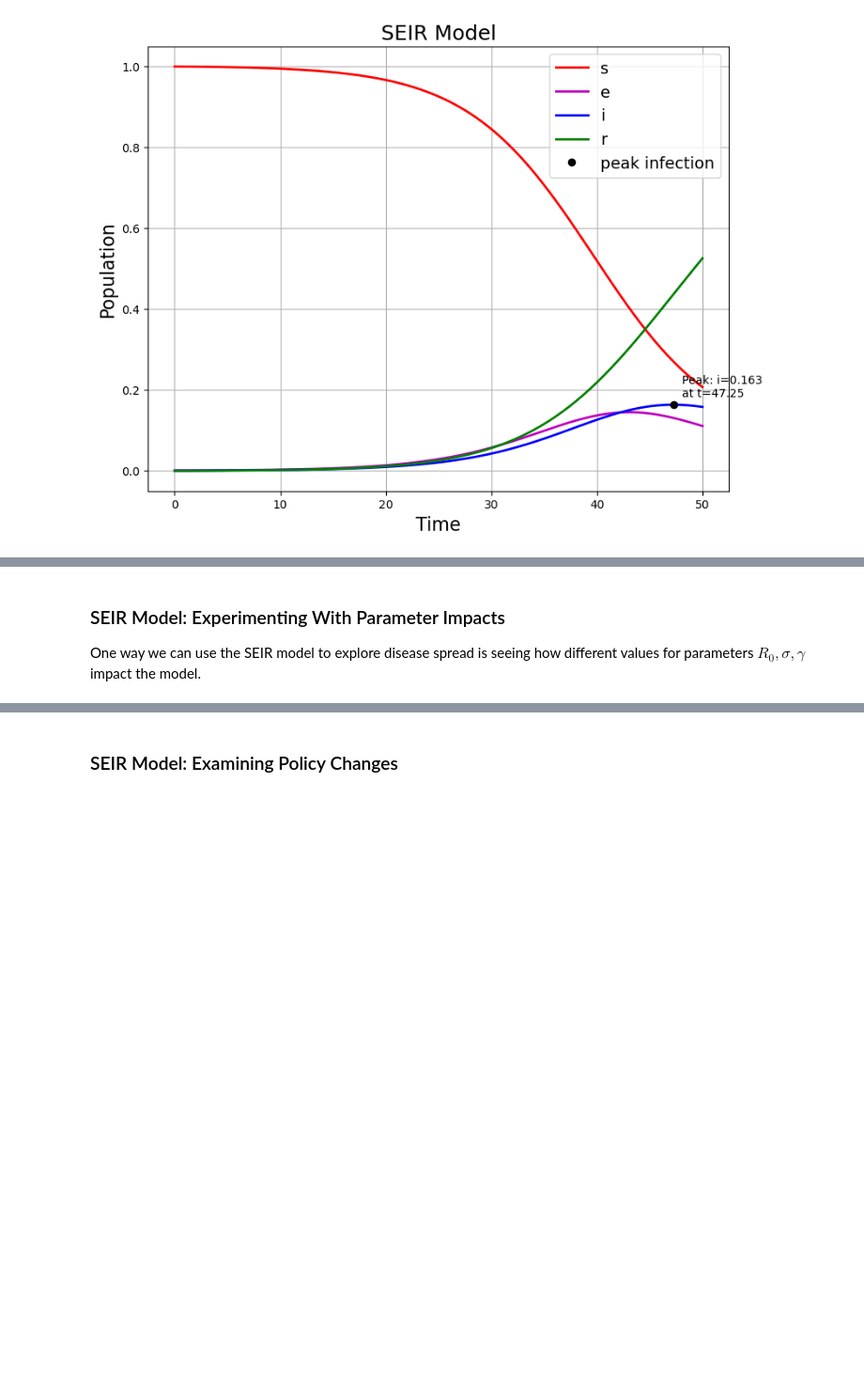
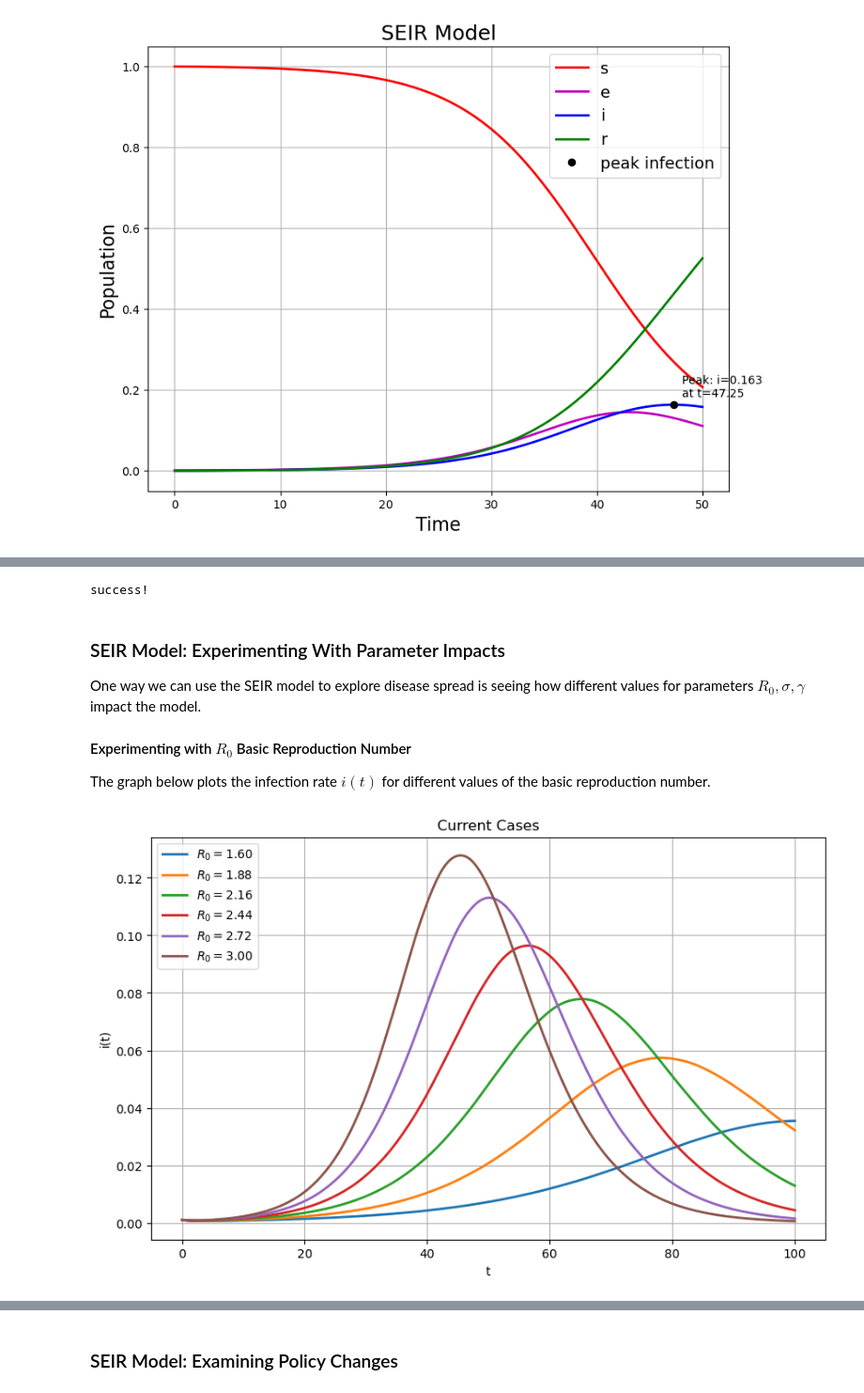
Before and after one commit to carlykiang/apma4300-disease-modeling, a Jupyter notebook: project.ipynb, the cells around one changed output, grey strips where cells are left out. Shown at 94% size. Drawn from its saved outputs; the diff is of its cells as text; code cells hidden in the pictures; blank space fills up the shorter version.

Commit message:
Added basic experiments with changing parameters

```diff
--- a/project.ipynb
+++ b/project.ipynb
@@ -271,3 +340,75 @@ Peak infection at t = 47.247, i = 0.163290
+# %%
+# Testing cell
+# TODO
+t_span = [0., 50.]
+i_0 = 1e-5
+e_0 = 0.0      # or something small if you want
+r_0 = 0.0
+s_0 = 1 - i_0 - e_0 - r_0
+u_0 = numpy.array([s_0, e_0, i_0, r_0])
+
+t, u = my_ode_solver(f, t_span, u_0, N)
+
+# There was a hidden line here implementing sol = solve_ivp to get the "True" solution
+sol = solve_ivp(f, t_span, u_0, method='RK45', dense_output=True, rtol=1.e-6, atol = 1.e-8)
+
+numpy.testing.assert_allclose(u, sol.sol(t), rtol=1.e-4, atol=1.e-5)
+print('success!')
+# %% [output]
+success!
 # %% [markdown]
 ### SEIR Model: Experimenting With Parameter Impacts
 One way we can use the SEIR model to explore disease spread is seeing how different values for parameters $R_0, \sigma, \gamma$ impact the model.
+
+#### Experimenting with $R_0$ Basic  Reproduction Number
+The graph below plots the infection rate $i(t)$ for different values of the basic reproduction number.
+# %%
+# parameters
+
+gamma = 1/4.0       # infectious period ~4 days
+sigma = 1/5.2       # latent period ~5.2 days
+
+R0_vals = numpy.linspace(1.6, 3.0, 6)   # like range(1.6, 3.0, length=6)
+
+# initial conditions (scaled to sum to 1)
+s0 = 0.999
+e0 = 0.0
+i0 = 0.001
+r0 = 0.0
+u0 = numpy.array([s0, e0, i0, r0])
+
+t_span = (0, 100)
+t_eval = numpy.arange(0, 100.1, 0.5)
+
+# solve for each R0
+
+solutions = []
+infecteds = []
+
+for R0 in R0_vals:
+    sol = solve_ivp(
+        F, t_span, u0, t_eval=t_eval,
+        args=(gamma, R0, sigma),
+        method='RK45'
+    )
+    solutions.append(sol)
+    infecteds.append(sol.y[2])  # i(t) = third component
+
+# plotting
+plt.figure(figsize=(10,6))
+
+for R0, i_curve in zip(R0_vals, infecteds):
+    plt.plot(t_eval, i_curve, linewidth=2, label=fr"$R_0 = {R0:.2f}$")
+
+plt.xlabel("t")
+plt.ylabel("i(t)")
+plt.title("Current Cases")
+plt.legend(loc="upper left")
+plt.grid(True)
+plt.show()
+
+
+# code adapted from section 44.4.1 of https://julia.quantecon.org/continuous_time/seir_model.html
+# The sampled code was written in Julia
+# %% [output]
+[figure, added]
```
Also changed, not shown: parts of 6 cells of this notebook.
